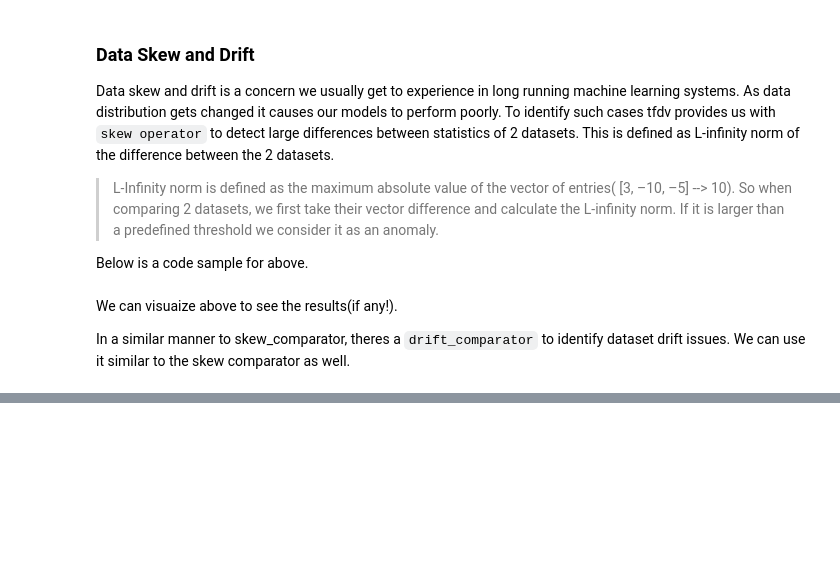
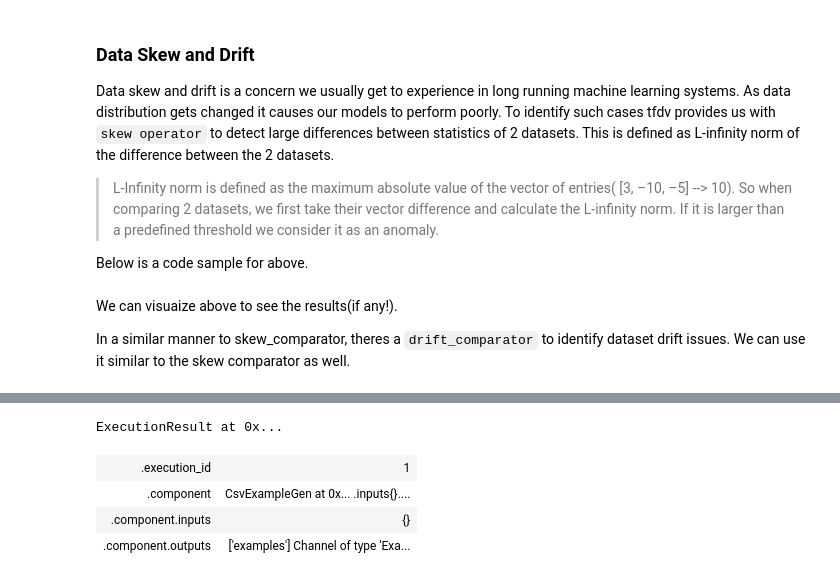
Before and after one commit to DinushkaDDS/Tensorflow-Extended---Usage-patterns, a Jupyter notebook: 3 Data validation.ipynb, the cells around one changed output, grey strips where cells are left out. Cells and saved outputs as stored; diff of their text form; code cells hidden in the pictures; blank space fills up the shorter version.

Commit message:
data validation final intro

```diff
--- a/3 Data validation.ipynb
+++ b/3 Data validation.ipynb
@@ -115,0 +156,15 @@ In a similar manner to skew_comparator, theres a `drift_comparator` to identify
+# %%
+import os
+from tfx.components import CsvExampleGen
+import tensorflow as tf
+from tfx.orchestration.experimental.interactive.interactive_context import InteractiveContext
+
+context = InteractiveContext()
+
+base_dir = os.getcwd()
+data_dir = os.path.join(base_dir, "data", "CSVs")
+
+exmaple_gen = CsvExampleGen(data_dir)
+
+context.run(exmaple_gen)
+# %% [output]
@@ -115,0 +172,5 @@ In a similar manner to skew_comparator, theres a `drift_comparator` to identify
+ExecutionResult at 0x...
+| .execution_id | 1 |
+| .component | CsvExampleGen at 0x... .inputs{}.... |
+| .component.inputs | {} |
+| .component.outputs | ['examples'] Channel of type 'Exa... |
```
Also changed, not shown: parts of 14 cells of this notebook, 1 other file.
